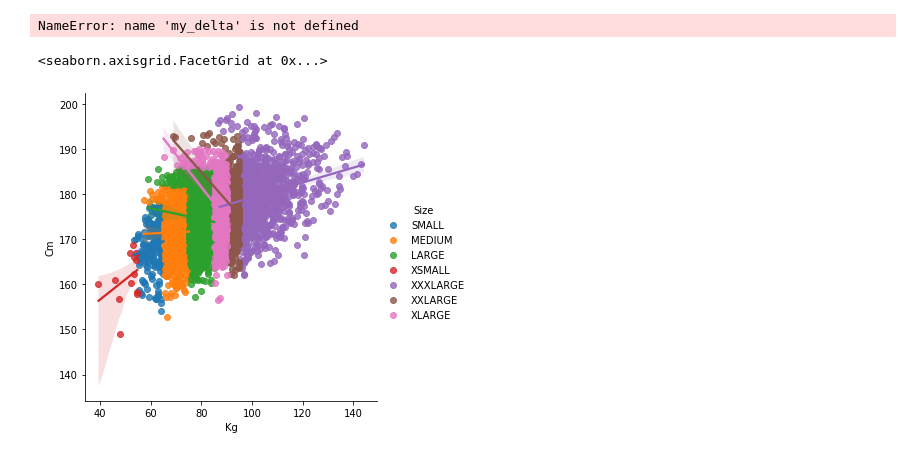
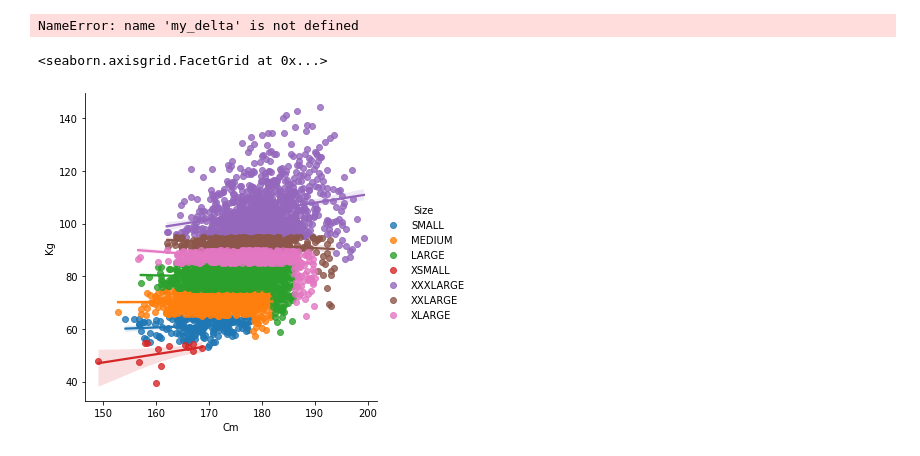
Before and after one commit to ViceSyndicate/Big_data, a Jupyter notebook: test_plots/test_plots.ipynb, the cells around one changed output. Saved outputs shown, nothing was run; the diff lists cells and outputs as text; code cells hidden in the pictures.

```diff
--- a/test_plots/test_plots.ipynb
+++ b/test_plots/test_plots.ipynb
@@ -351,7 +351,7 @@ for deltapoint in closest_delta_list:
 NameError: name 'my_delta' is not defined
 # %%
 #weight_height_male_df.head()
-sns.lmplot(data=weight_height_male_df, x="Kg", y="Cm", hue="Size", legend=True)
+sns.lmplot(data=weight_height_male_df, x="Cm", y="Kg", hue="Size", legend=True)
 # %% [output]
 <seaborn.axisgrid.FacetGrid at 0x...>
-[figure, old version]
+[figure, new version]
```
Also changed, not shown: 3 other files.
